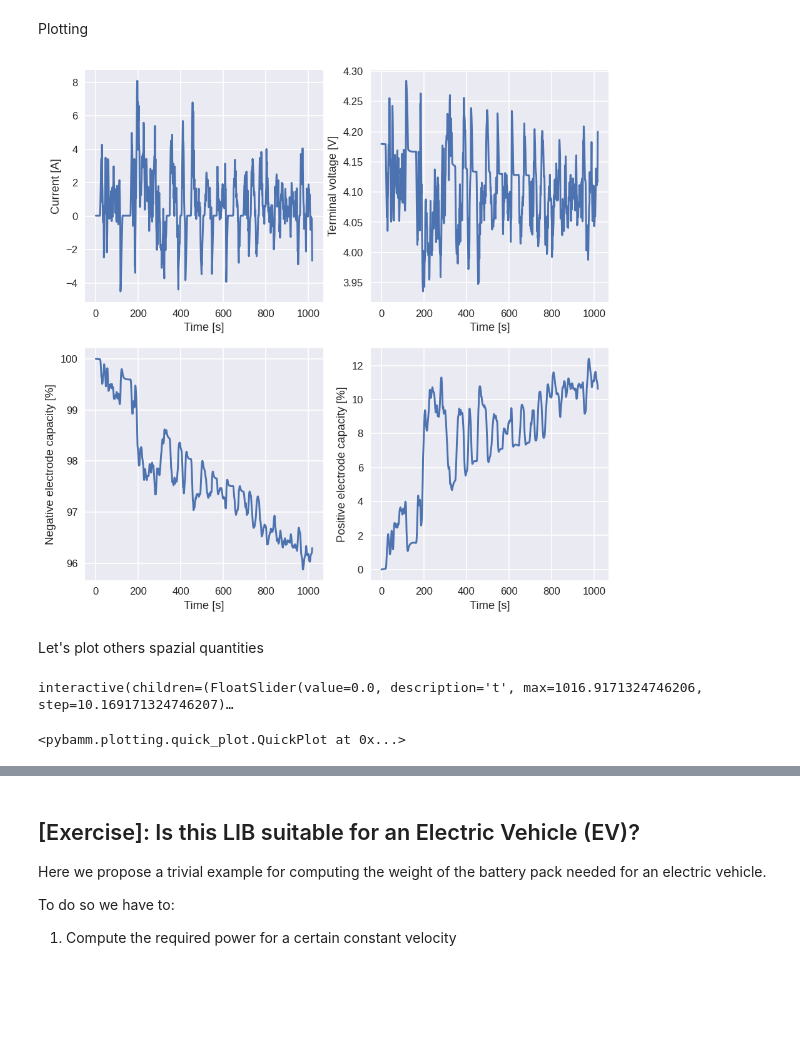
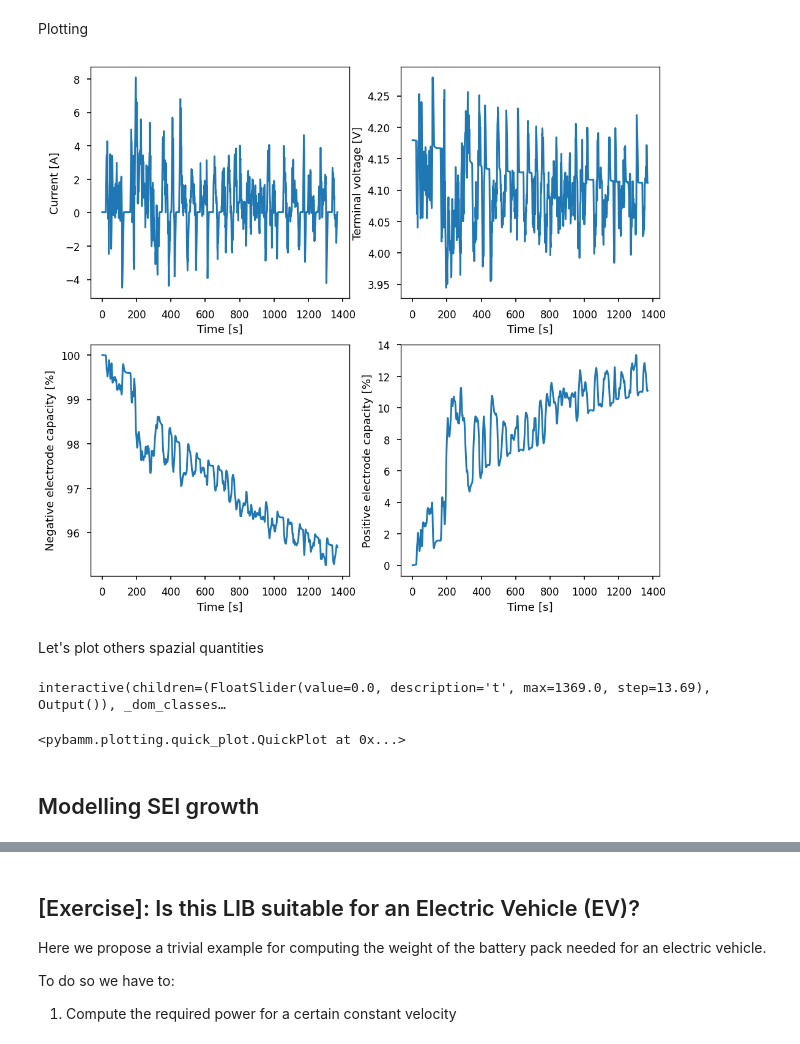
Before and after one commit to paolodeangelis/Energy_storage, a Jupyter notebook: 2-Hands-on_LIB_modelling.ipynb, the cells around one changed output, grey strips where cells are left out. Cells and saved outputs as stored; diff of their text form; code cells hidden in the pictures; blank space fills up the shorter version.

Commit message:
✏️ adding SEI model

```diff
--- a/2-Hands-on_LIB_modelling.ipynb
+++ b/2-Hands-on_LIB_modelling.ipynb
@@ -342,7 +380,7 @@ T =  60 C°: Discharged in  0.991 h
 # %%
 fig = plt.figure(figsize=(7, 3.5), dpi=120)
 
-with plt.style.context("seaborn"):
+with plt.style.context("seaborn-v0_8-notebook"):
     ax = fig.add_subplot(111)
     for i, temp in enumerate(T_test):
         ax.plot(
@@ -416,7 +456,7 @@ We plot the experiment and compare the second cycle's charge and discharge volta
 # %%
 fig = plt.figure(figsize=(10, 4), dpi=120)
 
-with plt.style.context("seaborn"):
+with plt.style.context("seaborn-v0_8-notebook"):
     ax1 = fig.add_subplot(121)
     ax2 = fig.add_subplot(122)
     ax1.plot(
@@ -574,7 +627,7 @@ plotting the **Ragone Plot**
 # %%
 fig = plt.figure(figsize=(7, 3.5), dpi=120)
 
-with plt.style.context("seaborn"):
+with plt.style.context("seaborn-v0_8-notebook"):
     ax = fig.add_subplot(111)
     for i, temp in enumerate(T_test):
         ax.loglog(
@@ -613,10 +658,8 @@ UDDS.csv.4          100%[===================>]  16.45K  --.-KB/s    in 0.001s
 drive_cycle = pd.read_csv("UDDS.csv", comment="#", header=None).to_numpy()
 
 # Create interpolant
-timescale = param.evaluate(model.timescale)
-current_interpolant = pybamm.Interpolant(
-    drive_cycle[:, 0], drive_cycle[:, 1], timescale * pybamm.t
-)
+
+current_interpolant = pybamm.Interpolant(drive_cycle[:, 0], drive_cycle[:, 1], pybamm.t)
 
 # Set drive cycle
 param["Current function [A]"] = current_interpolant
@@ -630,38 +673,41 @@ solution = sim.solve()
 # %% [markdown]
 Plotting
 # %%
-fig = plt.figure(figsize=(9, 9), dpi=120)
+fig = plt.figure(figsize=(10, 9), dpi=120)
 
-with plt.style.context("seaborn"):
+with plt.style.context("seaborn-v0_8-notebook"):
     ax = []
-    for i in range(1, 5):
-        ax.append(fig.add_subplot(f"22{i}"))
+    grid = fig.add_gridspec(2, 2)
+    for i in range(4):
+        ax.append(fig.add_subplot(grid[i]))
     t = solution["Time [s]"].entries
     for i, key in enumerate(["Current [A]", "Terminal voltage [V]"]):
         ax[i].plot(t, solution[key].entries)
         ax[i].set_ylabel(key)
     n_capacity = solution[
         "Negative particle surface concentration [mol.m-3]"
     ].entries.mean(axis=0)
     n_capacity = n_capacity / n_capacity.max() * 100
     ax[2].plot(t, n_capacity)
     ax[2].set_ylabel("Negative electrode capacity [%]")
     p_capacity = solution[
         "Positive particle surface concentration [mol.m-3]"
     ].entries.mean(axis=0)
     p_capacity = (p_capacity - p_capacity.min()) / p_capacity.min() * 100
     ax[3].plot(t, p_capacity)
     ax[3].set_ylabel("Positive electrode capacity [%]")
     for i in range(4):
         ax[i].set_xlabel("Time [s]")
 
 plt.show()
 # %% [output]
-[figure, old version]
+[figure, new version]
 # %% [markdown]
 Let's plot others spazial quantities
 # %%
 solution.plot()
 # %% [output]
-interactive(children=(FloatSlider(value=0.0, description='t', max=1016.9171324746206, step=10.169171324746207)…
+interactive(children=(FloatSlider(value=0.0, description='t', max=1369.0, step=13.69), Output()), _dom_classes…
 <pybamm.plotting.quick_plot.QuickPlot at 0x...>
+# %% [markdown]
+## Modelling SEI growth
```
Also changed, not shown: parts of 41 cells of this notebook, 1 other file.
